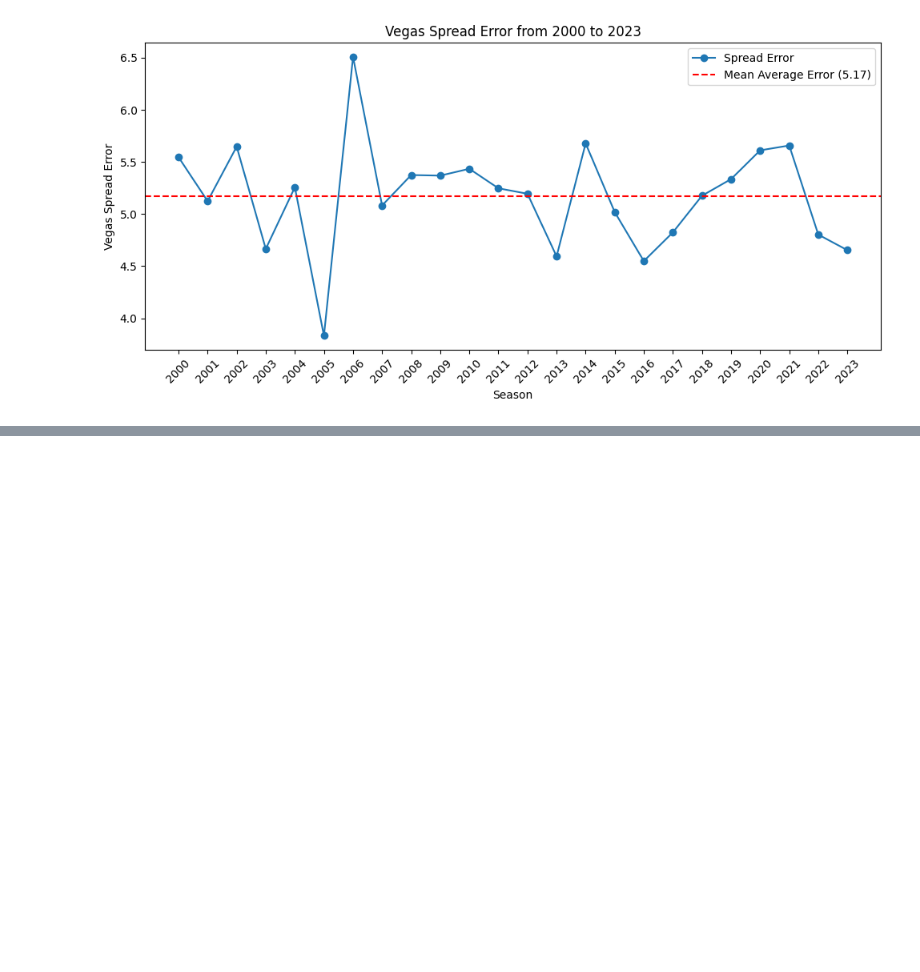
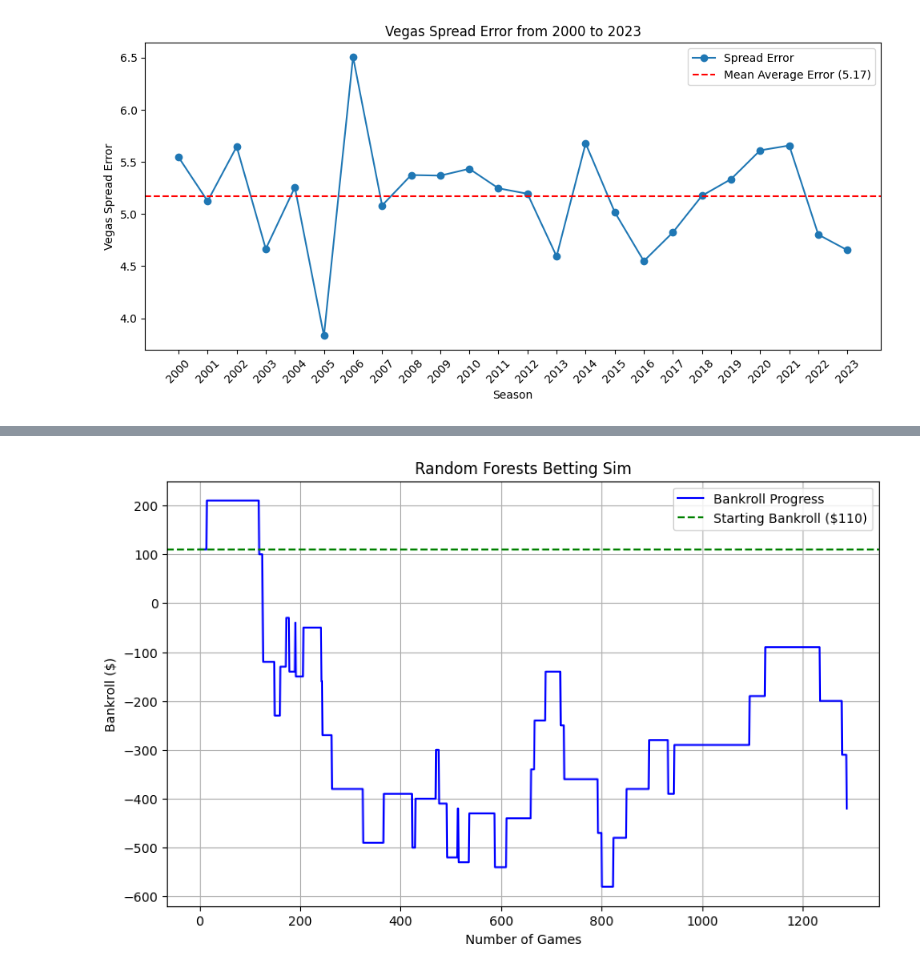
Before and after one commit to harshavardhan-patil/dont-bet-on-sports, a Jupyter notebook: notebooks/reports.ipynb, the cells around one changed output, grey strips where cells are left out. Drawn from its saved outputs; the diff is of its cells as text; code cells hidden in the pictures; blank space fills up the shorter version.

```diff
--- a/notebooks/reports.ipynb
+++ b/notebooks/reports.ipynb
@@ -134,0 +135,65 @@ plt.show()
+# %%
+import os
+import numpy as np
+import pandas as pd
+from pathlib import Path
+import matplotlib.pyplot as plt
+from src.config import PROCESSED_DATA_DIR, INTERIM_DATA_DIR
+
+pro_test_path: Path = PROCESSED_DATA_DIR / "testset.csv"
+int_test_path : Path = INTERIM_DATA_DIR / "testset.csv"
+
+df_test = pd.read_csv(str(pro_test_path), index_col='id')
+df_int = pd.read_csv(str(int_test_path), index_col='id')
+# %%
+from src.modeling.predict import predict_random_forests
+
+rfr_results = predict_random_forests(df_test.drop(columns=['r_spread']))
+df_pred = pd.DataFrame({'r_spread': df_test['r_spread'].values.tolist(), 'pred': rfr_results, 'spread_line': df_int['tm_spread'].values.tolist()})
+# %%
+# Initialize variables for bankroll and profit/loss
+initial_bankroll = 110  # Starting with $100
+current_bankroll = initial_bankroll
+wager_amount = 110  # Wager $110 per bet to win $100
+
+# Initialize a list to store bankroll after each bet
+bankroll_progress = []
+
+# Loop through each row to simulate the bets
+for index, row in df_pred.iterrows():
+    actual_r_spread = row['r_spread']
+    prediction = row['pred']
+    spread_line = row['spread_line']
+
+    # Betting strategy: Bet on the team if pred > spread_line (predicting the team will cover the spread)
+    if spread_line < 0 and (prediction - abs(spread_line)) > 3:
+        # If actual r_spread (team's win margin) covers the spread line, bet wins
+        if actual_r_spread > abs(spread_line):
+            current_bankroll += 100  # Win $100
+        else:
+            current_bankroll -= wager_amount  # Lose $110 due to vigorish (110)
+    elif spread_line > 0 and (abs(prediction) - spread_line) > 3:
+        # If actual r_spread (team's win margin) covers the spread line, bet wins
+        if abs(actual_r_spread) > spread_line:
+            current_bankroll += 100  # Win $100
+        else:
+            current_bankroll -= wager_amount  # Lose $110 due to vigorish (110)
+
+    # Append the current bankroll to the list for tracking progress
+    bankroll_progress.append(current_bankroll)
+
+# Add the bankroll progress to the DataFrame for visualization
+df_pred['bankroll'] = bankroll_progress
+
+# Plot the bankroll progression over time (as bets progress)
+plt.figure(figsize=(10, 6))
+plt.plot(df_pred['bankroll'], label='Bankroll Progress', color='b')
+plt.axhline(initial_bankroll, color='green', linestyle='--', label='Starting Bankroll ($110)')
+plt.title('Random Forests Betting Sim')
+plt.xlabel('Number of Games')
+plt.ylabel('Bankroll ($)')
+plt.legend()
+plt.grid(True)
+plt.show()
+# %% [output]
+[figure, added]
```
Also changed, not shown: parts of 3 cells of this notebook, 15 other files.
